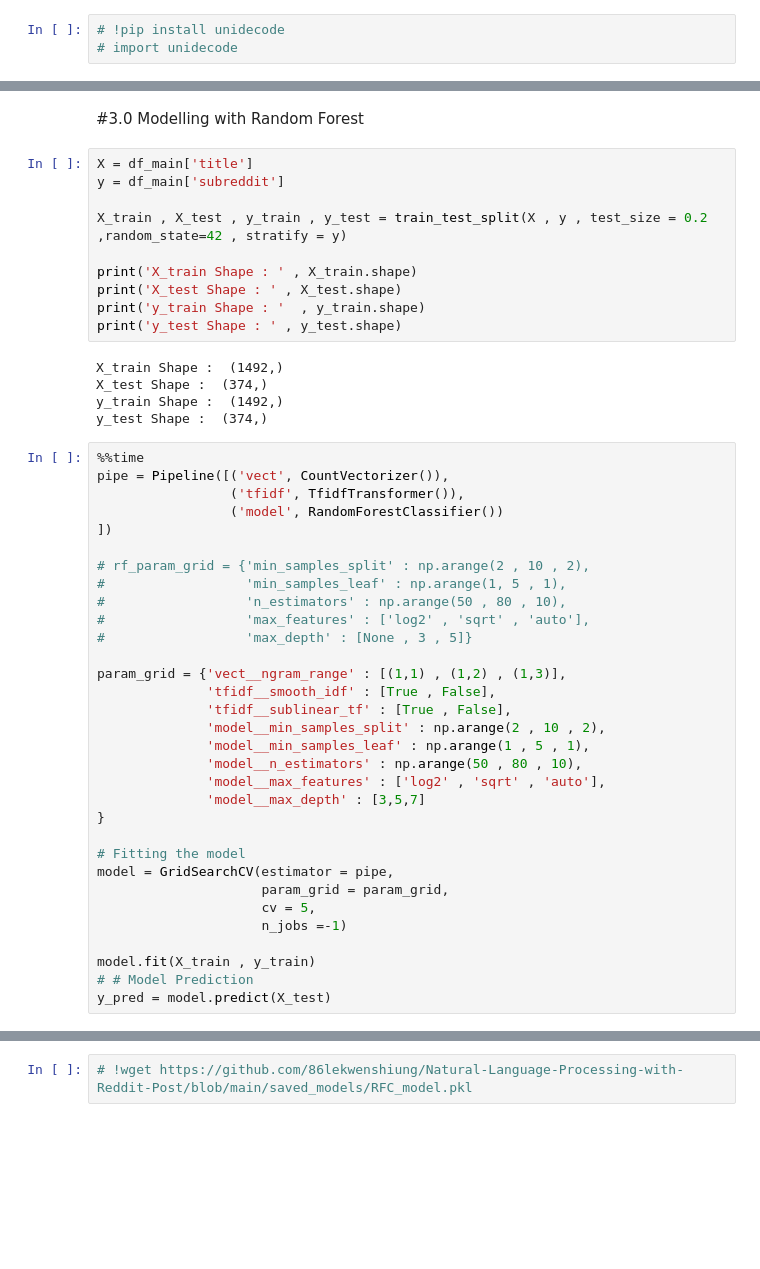
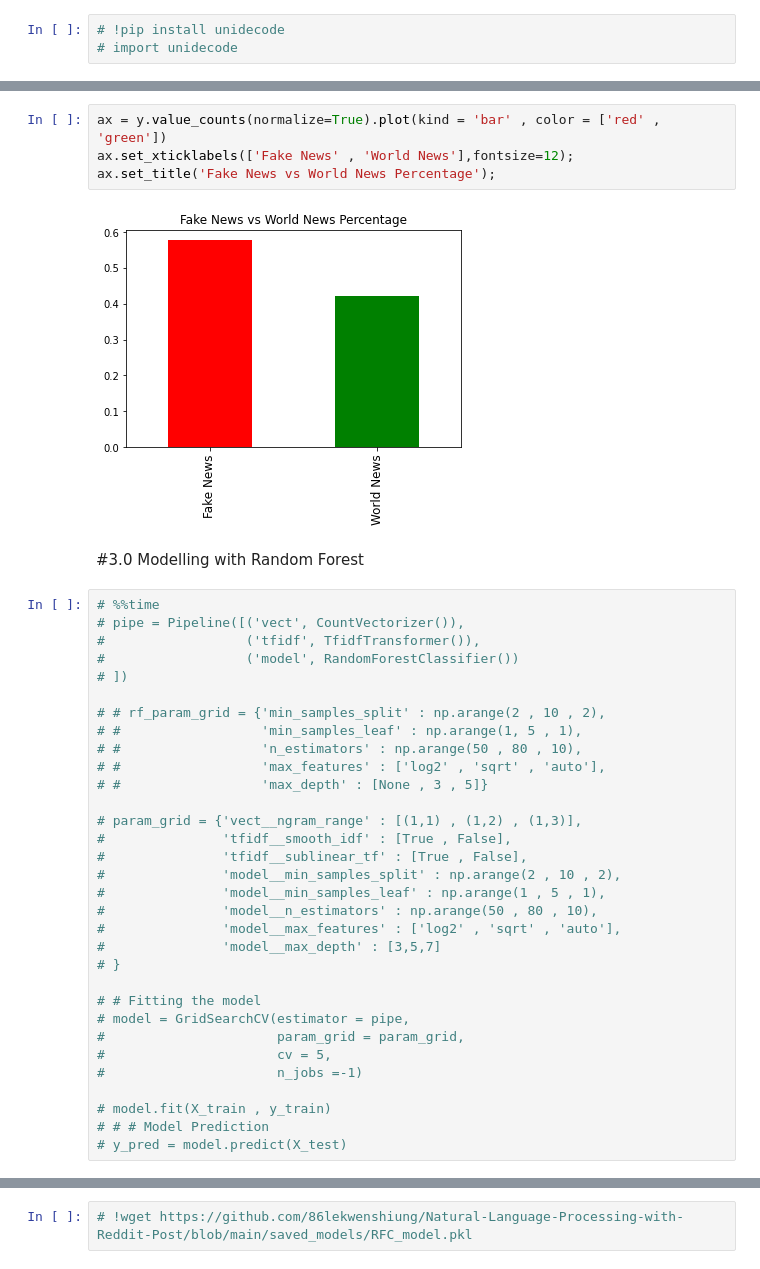
Before and after one commit to 86lekwenshiung/Natural-Language-Processing-with-Reddit-Post, a Jupyter notebook: Project_3_Natural_Language_Processing_with_Reddit_Post.ipynb, the cells around one changed output, grey strips where cells are left out. Cells and saved outputs as stored; diff of their text form; blank space fills up the shorter version.

```diff
--- a/Project_3_Natural_Language_Processing_with_Reddit_Post.ipynb
+++ b/Project_3_Natural_Language_Processing_with_Reddit_Post.ipynb
@@ -576,49 +616,40 @@ ngram_visualizer(df_main_vocab_n3 , df_fake_vocab_n3 , df_world_vocab_n3)
+# %%
+ax = y.value_counts(normalize=True).plot(kind = 'bar' , color = ['red' , 'green'])
+ax.set_xticklabels(['Fake News' , 'World News'],fontsize=12);
+ax.set_title('Fake News vs World News Percentage');
+# %% [output]
+[figure, added]
 # %% [markdown]
 #3.0 Modelling with Random Forest
-# %%
-X = df_main['title']
-y = df_main['subreddit']
-
-X_train , X_test , y_train , y_test = train_test_split(X , y , test_size = 0.2 ,random_state=42 , stratify = y)
-
-print('X_train Shape : ' , X_train.shape)
-print('X_test Shape : ' , X_test.shape)
-print('y_train Shape : '  , y_train.shape)
-print('y_test Shape : ' , y_test.shape)
-# %% [output]
-X_train Shape :  (1492,)
-X_test Shape :  (374,)
-y_train Shape :  (1492,)
-y_test Shape :  (374,)
 # %%
-%%time
-pipe = Pipeline([('vect', CountVectorizer()),
-                 ('tfidf', TfidfTransformer()),
-                 ('model', RandomForestClassifier())
-])
+# %%time
+# pipe = Pipeline([('vect', CountVectorizer()),
+#                  ('tfidf', TfidfTransformer()),
+#                  ('model', RandomForestClassifier())
+# ])
 
-# rf_param_grid = {'min_samples_split' : np.arange(2 , 10 , 2),
-#                  'min_samples_leaf' : np.arange(1, 5 , 1),
-#                  'n_estimators' : np.arange(50 , 80 , 10),
-#                  'max_features' : ['log2' , 'sqrt' , 'auto'],
-#                  'max_depth' : [None , 3 , 5]}
+# # rf_param_grid = {'min_samples_split' : np.arange(2 , 10 , 2),
+# #                  'min_samples_leaf' : np.arange(1, 5 , 1),
+# #                  'n_estimators' : np.arange(50 , 80 , 10),
+# #                  'max_features' : ['log2' , 'sqrt' , 'auto'],
+# #                  'max_depth' : [None , 3 , 5]}
 
-param_grid = {'vect__ngram_range' : [(1,1) , (1,2) , (1,3)],
-              'tfidf__smooth_idf' : [True , False],
-              'tfidf__sublinear_tf' : [True , False],
-              'model__min_samples_split' : np.arange(2 , 10 , 2),
-              'model__min_samples_leaf' : np.arange(1 , 5 , 1),
-              'model__n_estimators' : np.arange(50 , 80 , 10),
-              'model__max_features' : ['log2' , 'sqrt' , 'auto'],
-              'model__max_depth' : [3,5,7]
-}
+# param_grid = {'vect__ngram_range' : [(1,1) , (1,2) , (1,3)],
+#               'tfidf__smooth_idf' : [True , False],
+#               'tfidf__sublinear_tf' : [True , False],
+#               'model__min_samples_split' : np.arange(2 , 10 , 2),
+#               'model__min_samples_leaf' : np.arange(1 , 5 , 1),
+#               'model__n_estimators' : np.arange(50 , 80 , 10),
+#               'model__max_features' : ['log2' , 'sqrt' , 'auto'],
+#               'model__max_depth' : [3,5,7]
+# }
 
-# Fitting the model
-model = GridSearchCV(estimator = pipe,
-                     param_grid = param_grid,
-                     cv = 5,
-                     n_jobs =-1)
+# # Fitting the model
+# model = GridSearchCV(estimator = pipe,
+#                      param_grid = param_grid,
+#                      cv = 5,
+#                      n_jobs =-1)
 
-model.fit(X_train , y_train)
-# # Model Prediction
-y_pred = model.predict(X_test)
+# model.fit(X_train , y_train)
+# # # Model Prediction
+# y_pred = model.predict(X_test)
```
Also changed, not shown: parts of 139 cells of this notebook.
